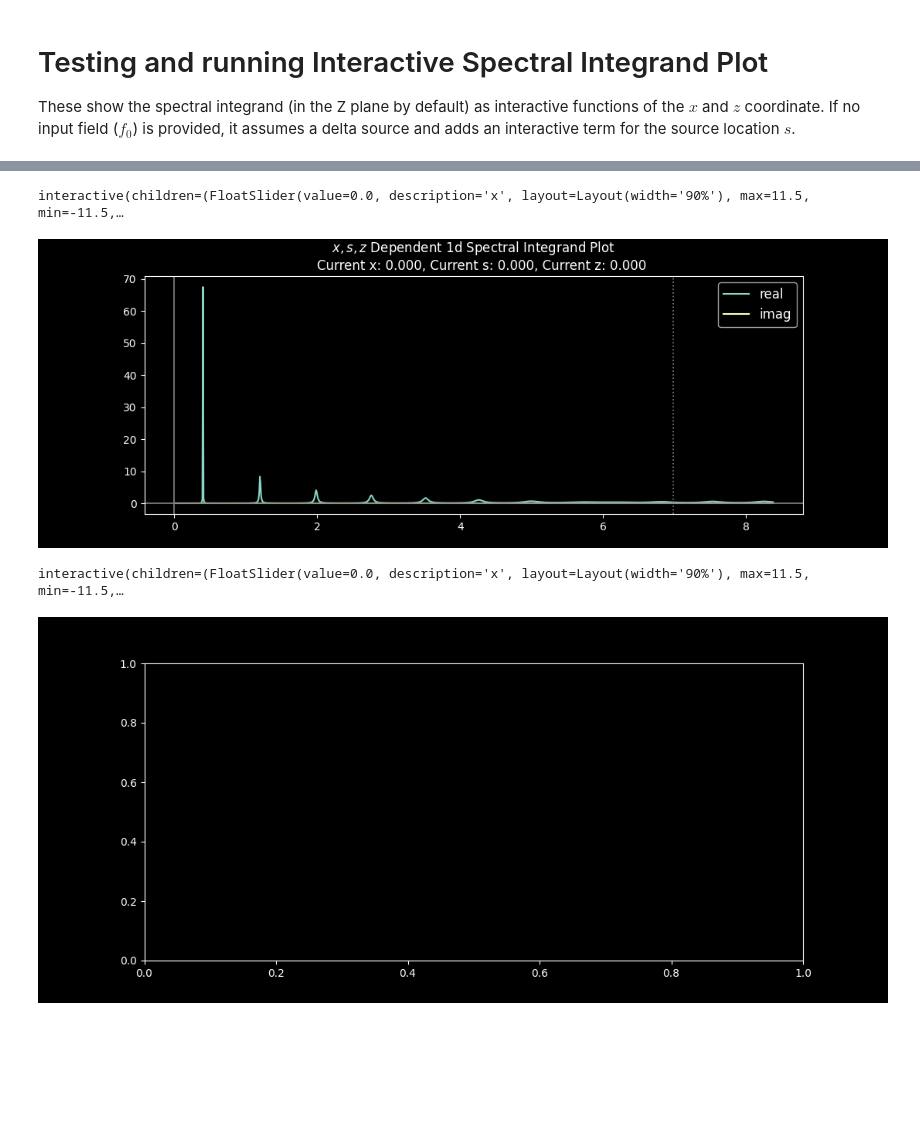
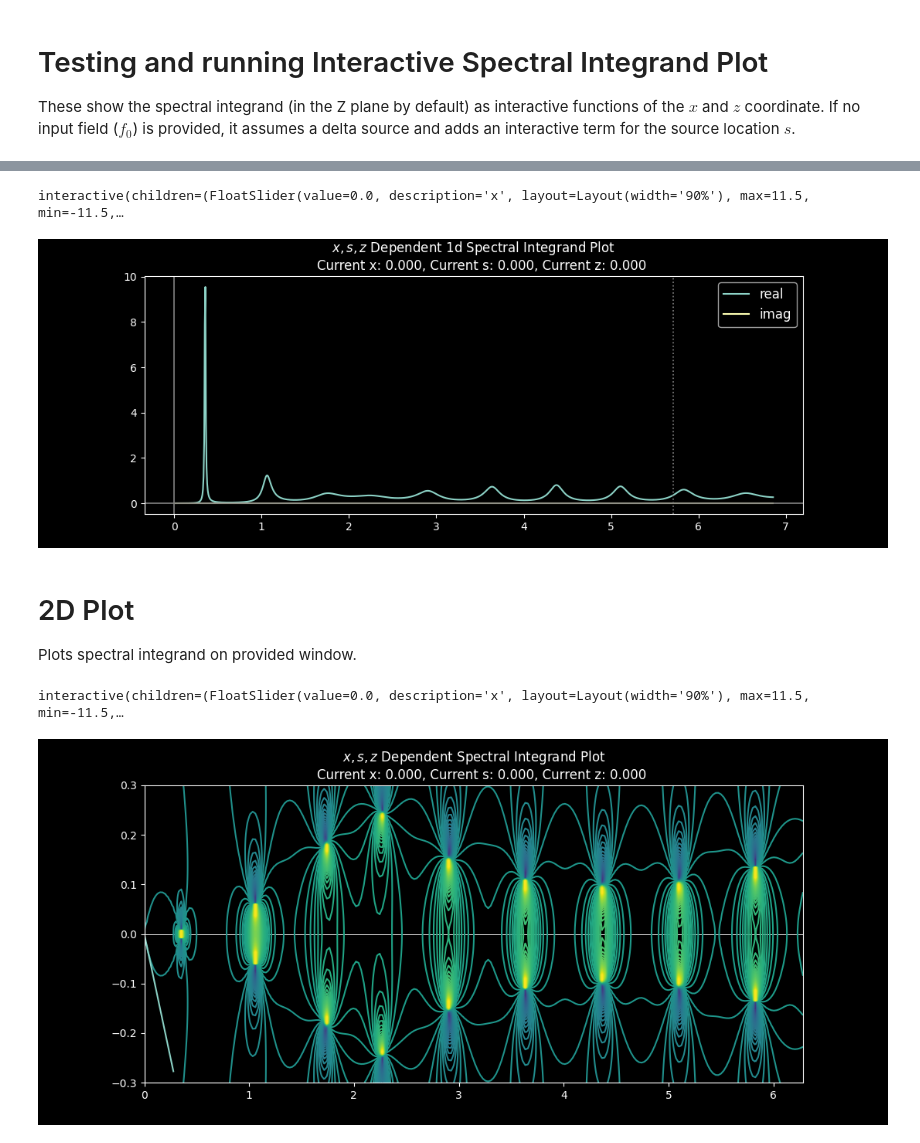
Before and after one commit to pumpkinpieter/slab, a Jupyter notebook: notebooks/Spectral_Integrand/Interactive_Spectral_Integrand_Plot.ipynb, the cells around one changed output, grey strips where cells are left out. Cells and saved outputs as stored; diff of their text form; code cells hidden in the pictures; blank space fills up the shorter version.

```diff
--- a/notebooks/Spectral_Integrand/Interactive_Spectral_Integrand_Plot.ipynb
+++ b/notebooks/Spectral_Integrand/Interactive_Spectral_Integrand_Plot.ipynb
@@ -11,7 +11,7 @@ plt.style.use('dark_background')
 # %%
 A = SlabExact(scale=1e-5, Ts=[6.5, 1, 8, 1, 6.5],
               ns=[1, 1.44, 1, 1.44, 1], xrefs=[100, 40, 300, 40, 100],
-              symmetric=True, no_xs=True, wl=9e-6)
+              symmetric=True, no_xs=True, wl=1.1e-5)
 # %%
 b = 1.25
 a = 1/ b**2
@@ -36,17 +40,21 @@ contour = A.real_contour(0.000001, 1.2*A.Z_evanescent.real, 1000)
 # contour = A.sdp_contour(0.000001, 6, 1500)
 
 
-A.interactive_spectral_integrand_1d(contour, f0=None, Lx=-b, Rx=b, Normalizer=A.normalizer('paper'))
+A.interactive_spectral_integrand_1d(contour, Normalizer=A.normalizer('ours'))
 # %% [output]
 interactive(children=(FloatSlider(value=0.0, description='x', layout=Layout(width='90%'), max=11.5, min=-11.5,…
-[figure, old version]
+[figure, new version]
+# %% [markdown]
+# 2D Plot
+
+Plots spectral integrand on provided window.
 # %%
-A.interactive_spectral_integrand_2d(5, 1.2*A.Z_evanescent.real, -.3, .3,
-                                    rref=150, iref=150, levels=90,
+A.interactive_spectral_integrand_2d(0, 1.1*A.Z_evanescent.real, -.3, .3,
+                                    rref=250, iref=250, levels=90,
                                     Normalizer=A.normalizer('eigvec'),
-                                    # max_val=2, min_val=-2,
+                                    max_val=2, min_val=-2,
                                     part='real', log_abs=False, facecolor='k', grid=False, axis_linecolor='w',
                                    )
 # %% [output]
 interactive(children=(FloatSlider(value=0.0, description='x', layout=Layout(width='90%'), max=11.5, min=-11.5,…
-[figure, old version]
+[figure, new version]
```
Also changed, not shown: parts of 4 cells of this notebook, 16 other files.
